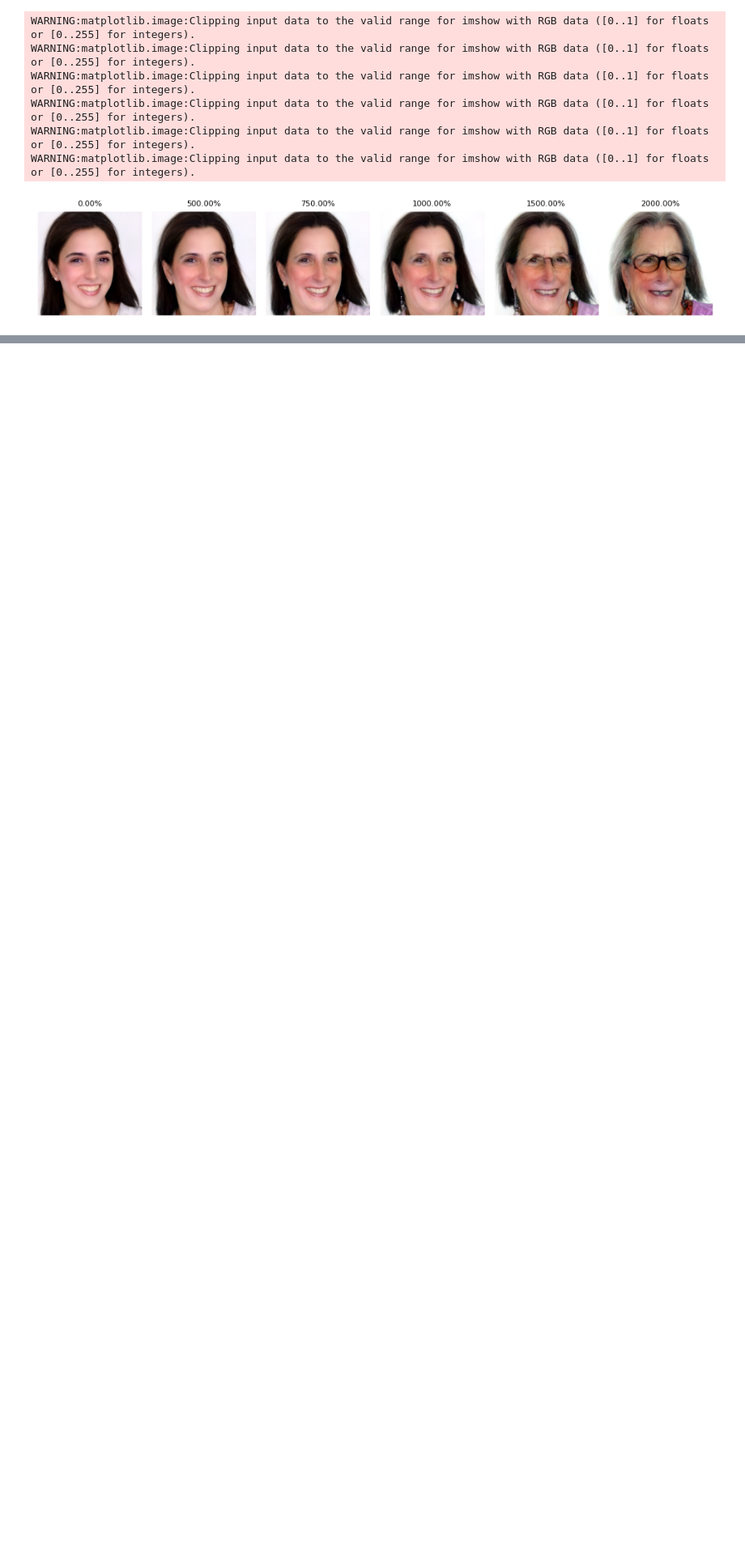
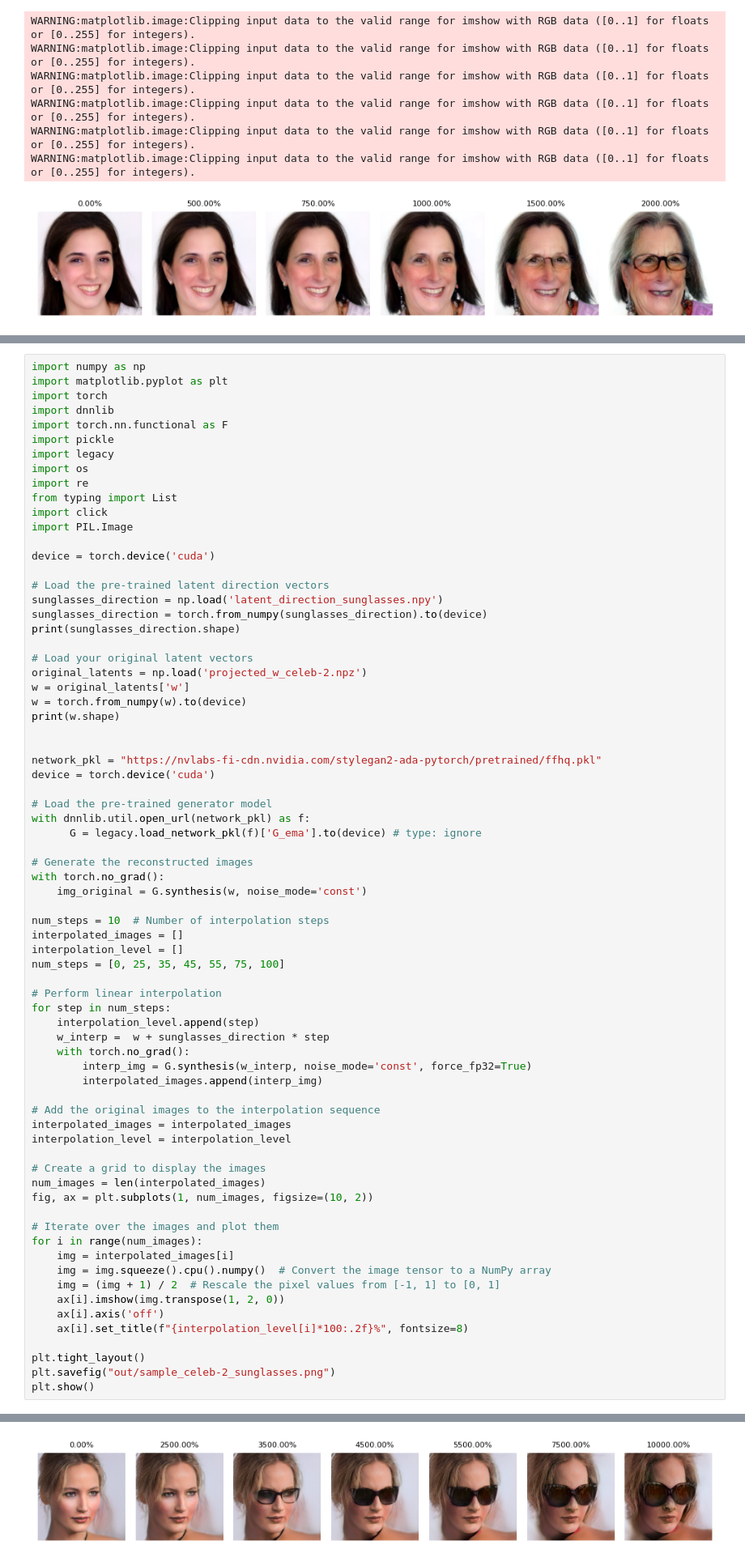
Before and after one commit to blclo/DeepLearningInComputerVision, a Jupyter notebook: P2_Gans/GANS.ipynb, the cells around one changed output, grey strips where cells are left out. Shown at 81% size. Drawn from its saved outputs; the diff is of its cells as text; blank space fills up the shorter version.

Commit message:
Added latent vector application section

```diff
--- a/P2_Gans/GANS.ipynb
+++ b/P2_Gans/GANS.ipynb
@@ -839,0 +1310,73 @@ WARNING:matplotlib.image:Clipping input data to the valid range for imshow with
+# %%
+import numpy as np
+import matplotlib.pyplot as plt
+import torch
+import dnnlib
+import torch.nn.functional as F
+import pickle
+import legacy
+import os
+import re
+from typing import List
+import click
+import PIL.Image
+
+device = torch.device('cuda')
+
+# Load the pre-trained latent direction vectors
+sunglasses_direction = np.load('latent_direction_sunglasses.npy')
+sunglasses_direction = torch.from_numpy(sunglasses_direction).to(device)
+print(sunglasses_direction.shape)
+
+# Load your original latent vectors
+original_latents = np.load('projected_w_celeb-2.npz')
+w = original_latents['w']
+w = torch.from_numpy(w).to(device)
+print(w.shape)
+
+
+network_pkl = "https://nvlabs-fi-cdn.nvidia.com/stylegan2-ada-pytorch/pretrained/ffhq.pkl"
+device = torch.device('cuda')
+
+# Load the pre-trained generator model
+with dnnlib.util.open_url(network_pkl) as f:
+      G = legacy.load_network_pkl(f)['G_ema'].to(device) # type: ignore
+
+# Generate the reconstructed images
+with torch.no_grad():
+    img_original = G.synthesis(w, noise_mode='const')
+
+num_steps = 10  # Number of interpolation steps
+interpolated_images = []
+interpolation_level = []
+num_steps = [0, 25, 35, 45, 55, 75, 100]
+
+# Perform linear interpolation
+for step in num_steps:
+    interpolation_level.append(step)
+    w_interp =  w + sunglasses_direction * step
+    with torch.no_grad():
+        interp_img = G.synthesis(w_interp, noise_mode='const', force_fp32=True)
+        interpolated_images.append(interp_img)
+
+# Add the original images to the interpolation sequence
+interpolated_images = interpolated_images
+interpolation_level = interpolation_level
+
+# Create a grid to display the images
+num_images = len(interpolated_images)
+fig, ax = plt.subplots(1, num_images, figsize=(10, 2))
+
+# Iterate over the images and plot them
+for i in range(num_images):
+    img = interpolated_images[i]
+    img = img.squeeze().cpu().numpy()  # Convert the image tensor to a NumPy array
+    img = (img + 1) / 2  # Rescale the pixel values from [-1, 1] to [0, 1]
+    ax[i].imshow(img.transpose(1, 2, 0))
+    ax[i].axis('off')
+    ax[i].set_title(f"{interpolation_level[i]*100:.2f}%", fontsize=8)
+
+plt.tight_layout()
+plt.savefig("out/sample_celeb-2_sunglasses.png")
+plt.show()
+# %% [output]
@@ -839,0 +1392 @@ WARNING:matplotlib.image:Clipping input data to the valid range for imshow with
+[figure, added]
```
Also changed, not shown: parts of 30 cells of this notebook.
